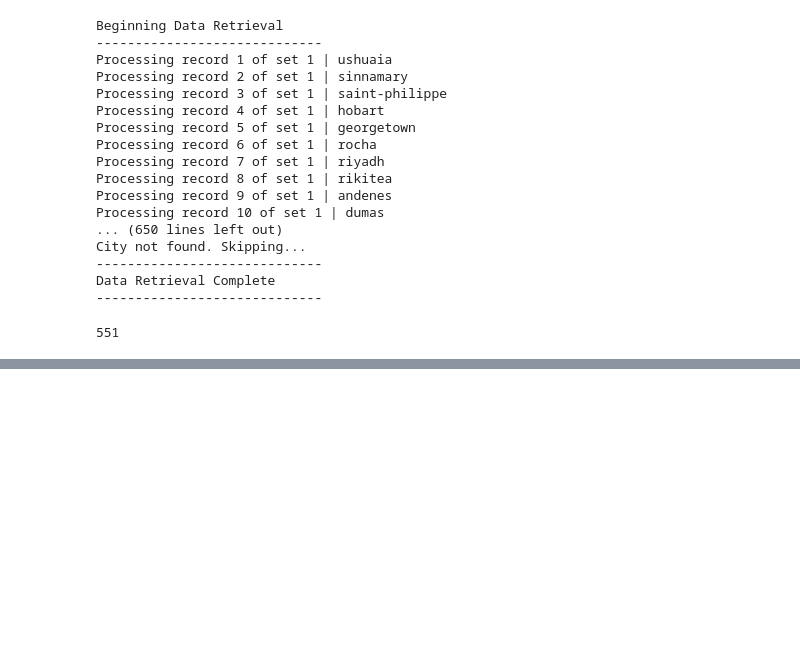
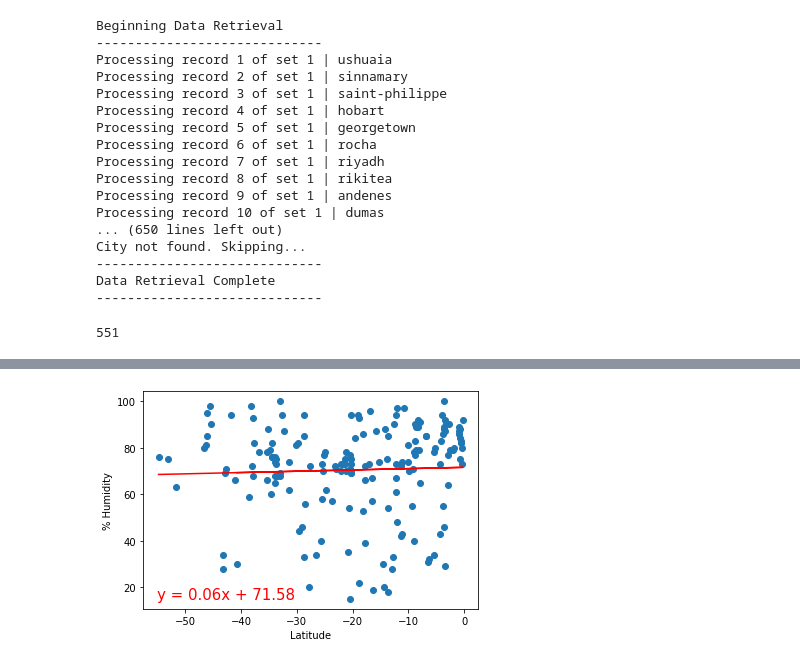
Before and after one commit to rgaucin/World_Weather_Analysis, a Jupyter notebook: WeatherPy.ipynb, the cells around one changed output, grey strips where cells are left out. Saved outputs shown, nothing was run; the diff lists cells and outputs as text; code cells hidden in the pictures; blank space fills up the shorter version.

```diff
--- a/WeatherPy.ipynb
+++ b/WeatherPy.ipynb
@@ -198,0 +256,9 @@ for i, (data_title, field_info) in enumerate(data_field_dict.items()):
+# %%
+# linear regression on southern hemisphere for humidity
+x_vals = southern_hemi_df["Lat"]
+y_vals = southern_hemi_df["Humidity"]
+
+plot_linear_regression(x_vals, y_vals, "Linear Regression on Southern Hemisphere for % Humidity",
+                       "% Humidity", (-55,15))
+# %% [output]
+[figure, added]
```
Also changed, not shown: parts of 13 cells of this notebook.
